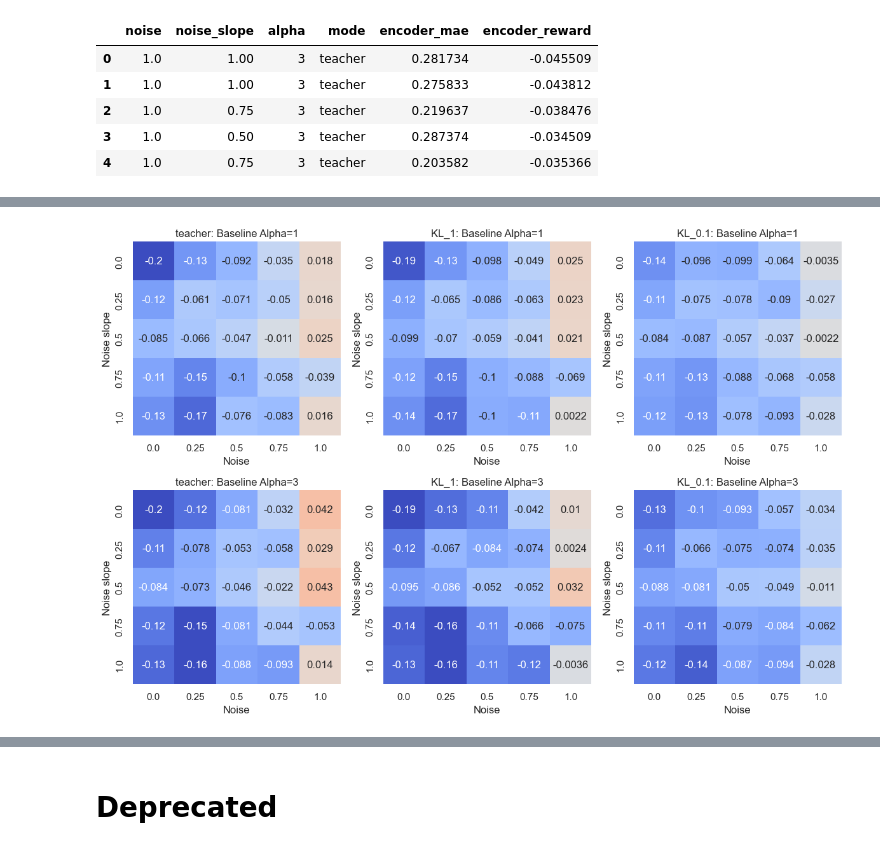
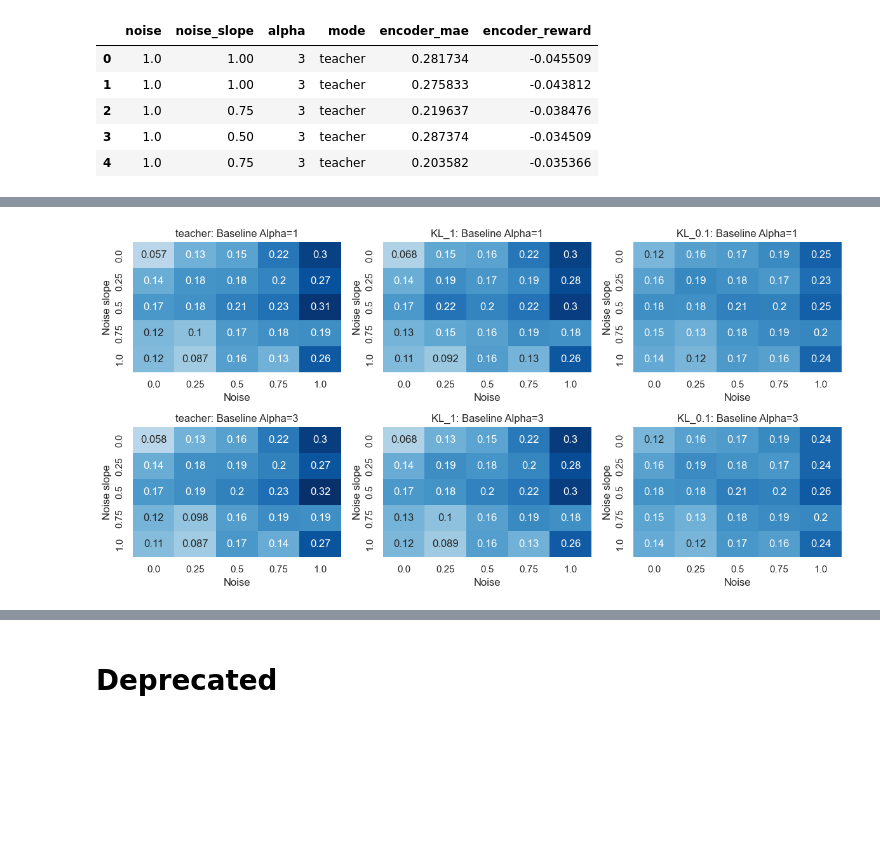
Before and after one commit to KilianFt/LIFT, a Jupyter notebook: notebooks/wandb_results_plots.ipynb, the cells around one changed output, grey strips where cells are left out. Cells and saved outputs as stored; diff of their text form; code cells hidden in the pictures; blank space fills up the shorter version.

```diff
--- a/notebooks/wandb_results_plots.ipynb
+++ b/notebooks/wandb_results_plots.ipynb
@@ -185,0 +377,8 @@ plt.legend(['Baseline', 'MI'])
+# %%
+teacher_sweep_long = api.sweep("kilian/LIFT/qakme0i9")
+mi_sweep_long = api.sweep("kilian/LIFT/w9de2w6q")
+teacher_data_long = extract_data_long(teacher_sweep_long)
+mi_data_long = extract_data_long(mi_sweep_long)
+data_long = teacher_data_long + mi_data_long
+df_long = pd.DataFrame(data_long)
+len(data_long)
@@ -205,22 +412,26 @@ mi_heatmap_data_3
 # %%
-fig, axs = plt.subplots(2, len(df['mode'].unique()), figsize=(12, 8))
+df_5000 = df_long[df_long['n_rollout'] == 5_000]
+fig, axs = plt.subplots(2, len(df_5000['mode'].unique()), figsize=(12, 6))
 
-for i, training_mode in enumerate(df['mode'].unique()):
-    mode_df = df[df['mode'] == training_mode]
+for i, training_mode in enumerate(df_5000['mode'].unique()):
+    mode_df = df_5000[df_5000['mode'] == training_mode]
     mode_heatmap = mode_df[mode_df['alpha'] == 1.0][['noise', 'noise_slope', 'encoder_mae']].groupby(['noise', 'noise_slope']).mean().reset_index()
+    # mode_heatmap['encoder_mae'] -= 0.27  # TODO calculate the true pt baseline
     df_grouped = mode_heatmap.groupby(['noise', 'noise_slope'], as_index=False).mean()
     mode_heatmap_data_1 = df_grouped.pivot(index='noise_slope', columns='noise', values='encoder_mae')
 
     mode_heatmap_3 = mode_df[mode_df['alpha'] == 3.0][['noise', 'noise_slope', 'encoder_mae']].groupby(['noise', 'noise_slope']).mean().reset_index()
+    # mode_heatmap_3['encoder_mae'] -= 0.27
     df_grouped_3 = mode_heatmap_3.groupby(['noise', 'noise_slope'], as_index=False).mean()
     mode_heatmap_data_3 = df_grouped_3.pivot(index='noise_slope', columns='noise', values='encoder_mae')
 
-    sns.heatmap(mode_heatmap_data_1, annot=True, cmap='Blues', ax=axs[0, i], cbar=False, vmin=0.04, vmax=0.32)
+
+    sns.heatmap(mode_heatmap_data_1, annot=True, cmap='Blues', ax=axs[0, i], cbar=False, vmin=-.05, vmax=0.32)
     axs[0, i].set_title(f'{training_mode}: Baseline Alpha=1')
     axs[0, i].set_xlabel('Noise')
     axs[0, i].set_ylabel('Noise slope')
 
-    sns.heatmap(mode_heatmap_data_3, annot=True, cmap='Blues', ax=axs[1, i], cbar=False, vmin=0.04, vmax=0.32)
+    sns.heatmap(mode_heatmap_data_3, annot=True, cmap='Blues', ax=axs[1, i], cbar=False, vmin=-.05, vmax=0.32)
     axs[1, i].set_title(f'{training_mode}: Baseline Alpha=3')
     axs[1, i].set_xlabel('Noise')
     axs[1, i].set_ylabel('Noise slope')
@@ -232,29 +443,31 @@ plt.show()
 # %%
-fig, axs = plt.subplots(2, len(df['mode'].unique()), figsize=(12, 8))
+df_5000 = df_long[df_long['n_rollout'] == 10_000]
+fig, axs = plt.subplots(2, len(df_5000['mode'].unique()), figsize=(12, 6))
 
-for i, training_mode in enumerate(df['mode'].unique()):
-    mode_df = df[df['mode'] == training_mode]
+for i, training_mode in enumerate(df_5000['mode'].unique()):
+    mode_df = df_5000[df_5000['mode'] == training_mode]
     mode_heatmap = mode_df[mode_df['alpha'] == 1.0][['noise', 'noise_slope', 'encoder_mae']].groupby(['noise', 'noise_slope']).mean().reset_index()
-    mode_heatmap['encoder_mae'] -= 0.265  # TODO calculate the true pt baseline
+    # mode_heatmap['encoder_mae'] -= 0.27  # TODO calculate the true pt baseline
     df_grouped = mode_heatmap.groupby(['noise', 'noise_slope'], as_index=False).mean()
     mode_heatmap_data_1 = df_grouped.pivot(index='noise_slope', columns='noise', values='encoder_mae')
 
     mode_heatmap_3 = mode_df[mode_df['alpha'] == 3.0][['noise', 'noise_slope', 'encoder_mae']].groupby(['noise', 'noise_slope']).mean().reset_index()
-    mode_heatmap_3['encoder_mae'] -= 0.265
+    # mode_heatmap_3['encoder_mae'] -= 0.27
     df_grouped_3 = mode_heatmap_3.groupby(['noise', 'noise_slope'], as_index=False).mean()
     mode_heatmap_data_3 = df_grouped_3.pivot(index='noise_slope', columns='noise', values='encoder_mae')
 
-    sns.heatmap(mode_heatmap_data_1, annot=True, cmap='coolwarm', ax=axs[0, i], cbar=False, vmin=-.2, vmax=0.2)
+
+    sns.heatmap(mode_heatmap_data_1, annot=True, cmap='Blues', ax=axs[0, i], cbar=False, vmin=-.05, vmax=0.32)
     axs[0, i].set_title(f'{training_mode}: Baseline Alpha=1')
     axs[0, i].set_xlabel('Noise')
     axs[0, i].set_ylabel('Noise slope')
 
-    sns.heatmap(mode_heatmap_data_3, annot=True, cmap='coolwarm', ax=axs[1, i], cbar=False, vmin=-.15, vmax=0.15)
+    sns.heatmap(mode_heatmap_data_3, annot=True, cmap='Blues', ax=axs[1, i], cbar=False, vmin=-.05, vmax=0.32)
     axs[1, i].set_title(f'{training_mode}: Baseline Alpha=3')
     axs[1, i].set_xlabel('Noise')
     axs[1, i].set_ylabel('Noise slope')
 
 plt.tight_layout()
 plt.show()
 # %% [output]
-[figure, old version]
+[figure, new version]
```
Also changed, not shown: parts of 36 cells of this notebook.
